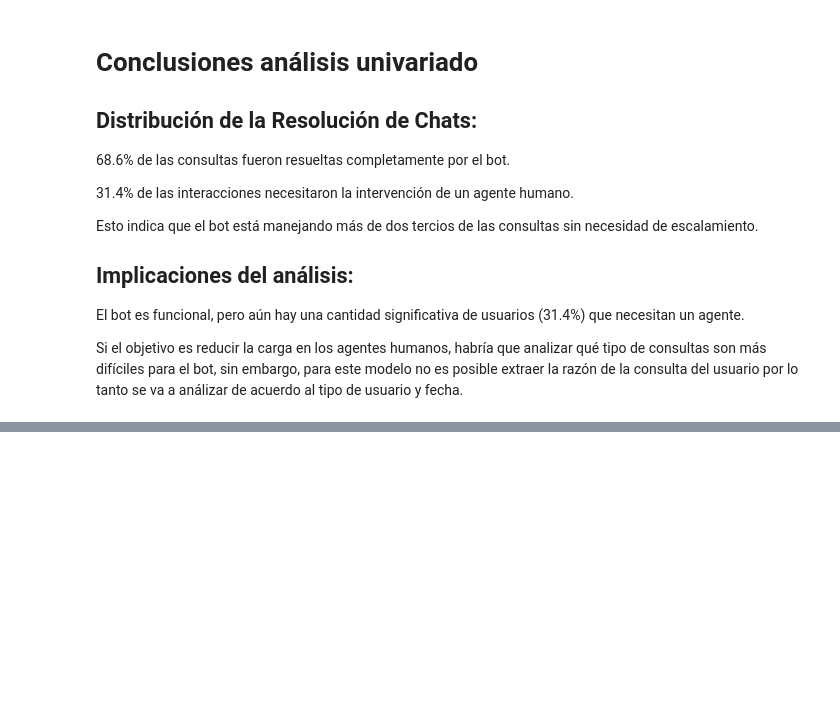
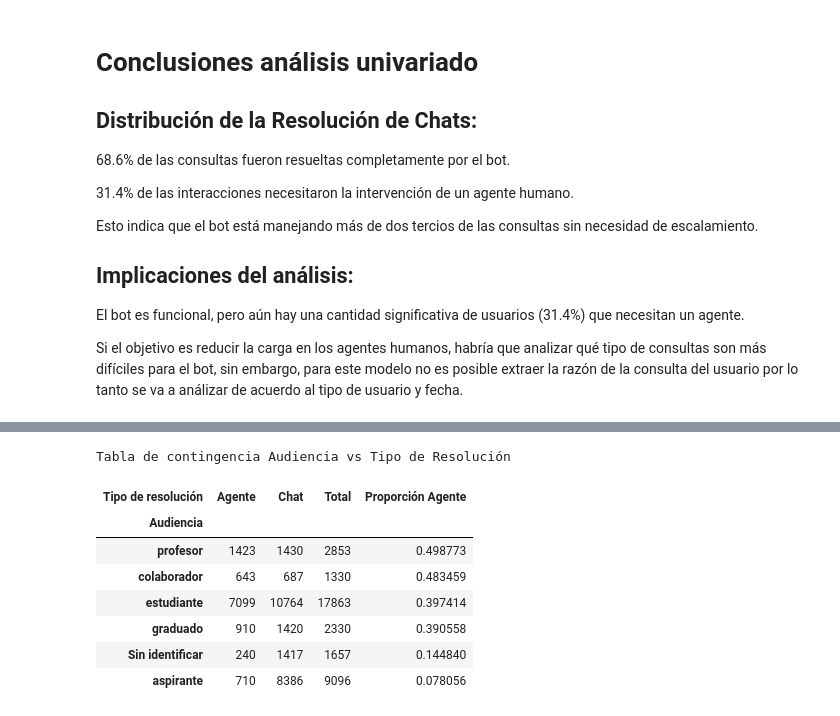
Before and after one commit to jeramirez169/An-lisis-exploratorio-de-datos, a Jupyter notebook: Proyecto Análisis exploratorio.ipynb, the cells around one changed output, grey strips where cells are left out. Drawn from its saved outputs; the diff is of its cells as text; code cells hidden in the pictures; blank space fills up the shorter version.

Commit message:
Se creó con Colab

```diff
--- a/Proyecto Análisis exploratorio.ipynb
+++ b/Proyecto Análisis exploratorio.ipynb
@@ -195,0 +222,26 @@ Si el objetivo es reducir la carga en los agentes humanos, habría que analizar
+# %%
+# Tabla de contingencia Audiencia vs Tipo de Resolución
+
+# Group data by 'Audiencia' and 'Tipo de resolución', then count occurrences
+resolution_by_audience = df.groupby(['Audiencia', 'Tipo de resolución']).size().unstack(fill_value=0)
+
+# Calculate the proportion of each resolution type for each audience
+resolution_by_audience['Total'] = resolution_by_audience.sum(axis=1)
+resolution_by_audience['Proporción Agente'] = resolution_by_audience['Agente'] / resolution_by_audience['Total']
+
+# Sort the table by the proportion of 'Agente' resolution in descending order
+resolution_by_audience = resolution_by_audience.sort_values('Proporción Agente', ascending=False)
+
+print("Tabla de contingencia Audiencia vs Tipo de Resolución")
+# Display the table
+resolution_by_audience
+# %% [output]
+Tabla de contingencia Audiencia vs Tipo de Resolución
+| Tipo de resolución | Agente | Chat | Total | Proporción Agente |
+| Audiencia |  |  |  |  |
+| profesor | 1423 | 1430 | 2853 | 0.498773 |
+| colaborador | 643 | 687 | 1330 | 0.483459 |
+| estudiante | 7099 | 10764 | 17863 | 0.397414 |
+| graduado | 910 | 1420 | 2330 | 0.390558 |
+| Sin identificar | 240 | 1417 | 1657 | 0.144840 |
+| aspirante | 710 | 8386 | 9096 | 0.078056 |
```
Also changed, not shown: parts of 2 cells of this notebook.
